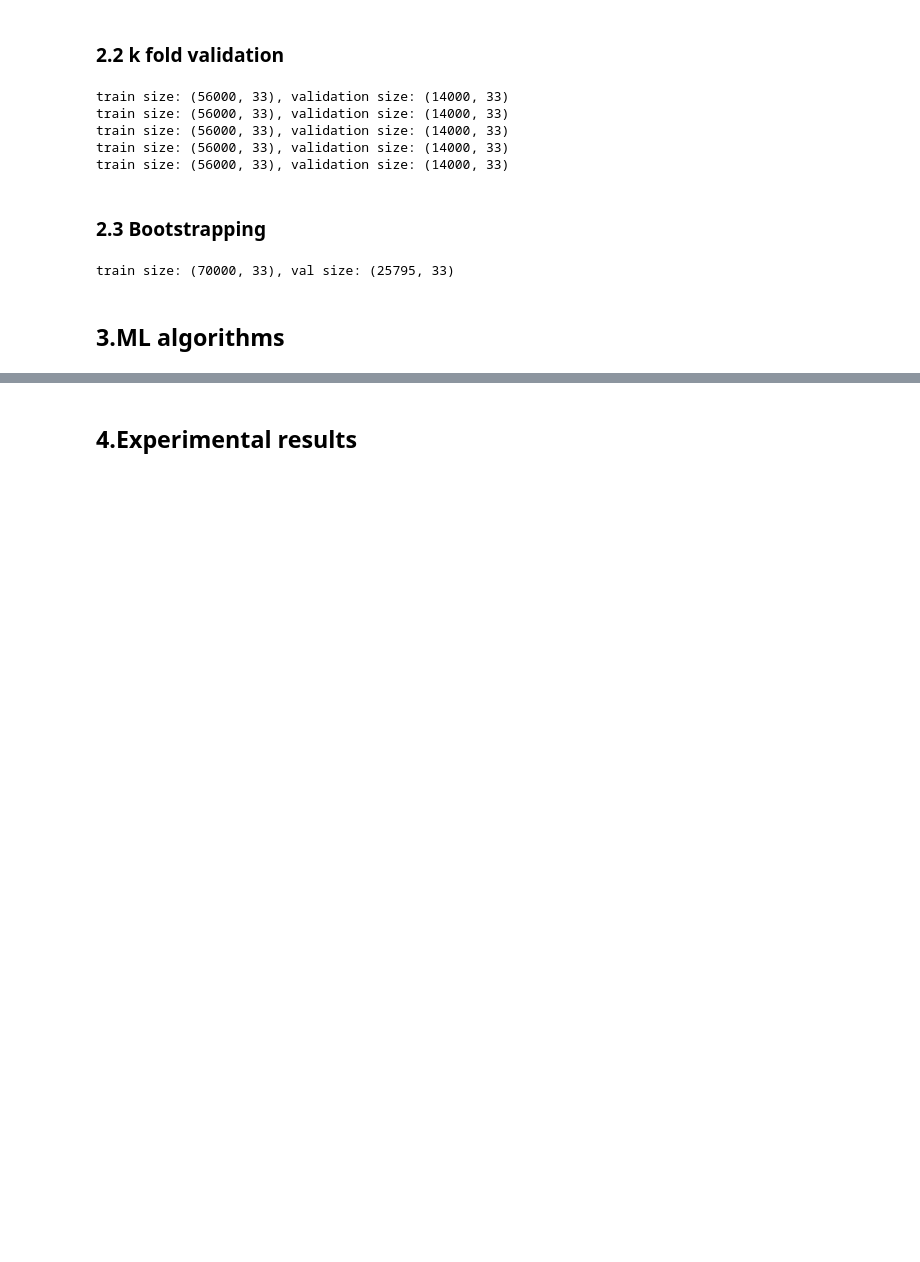
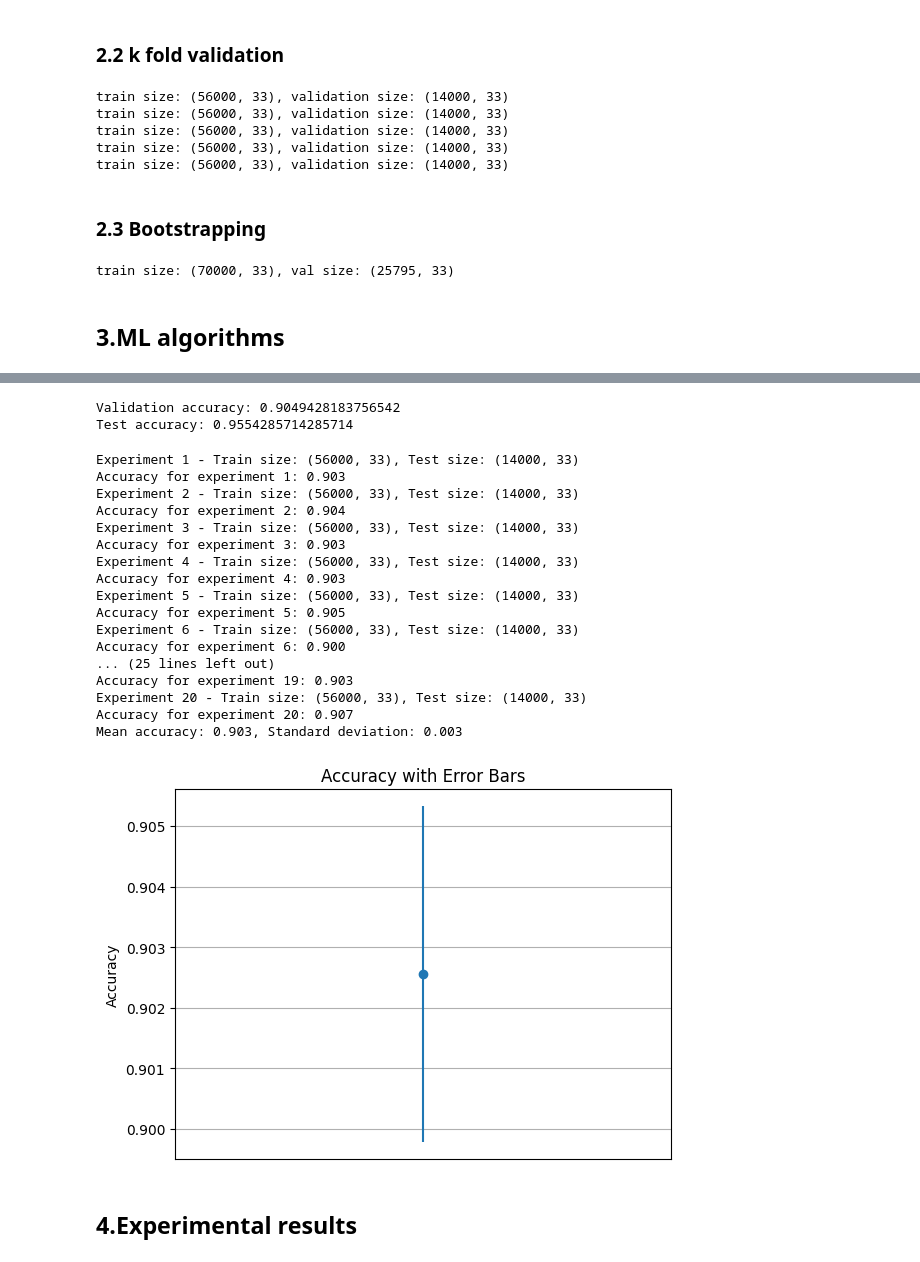
Before and after one commit to WeihaoLi-Tom/SML_AS3, a Jupyter notebook: projectmain.ipynb, the cells around one changed output, grey strips where cells are left out. Cells and saved outputs as stored; diff of their text form; code cells hidden in the pictures; blank space fills up the shorter version.

Commit message:
finish 20 times random forest and learning curve

```diff
--- a/projectmain.ipynb
+++ b/projectmain.ipynb
@@ -167,2 +169,82 @@ train size: (70000, 33), val size: (25795, 33)
+# %%
+from sklearn.ensemble import RandomForestClassifier
+from sklearn.metrics import accuracy_score
+
+
+
+
+model = RandomForestClassifier(n_estimators=100, random_state=42)
+
+
+model.fit(X_train, y_train)
+
+
+y_val_pred = model.predict(X_val)
+val_accuracy = accuracy_score(y_val, y_val_pred)
+print(f"Validation accuracy: {val_accuracy}")
+
+
+y_test_pred = model.predict(X_test)
+test_accuracy = accuracy_score(y_test, y_test_pred)
+print(f"Test accuracy: {test_accuracy}")
+# %% [output]
+Validation accuracy: 0.9049428183756542
+Test accuracy: 0.9554285714285714
+# %%
+import numpy as np
+import matplotlib.pyplot as plt
+
+n_repeats = 20
+accuracies = []
+
+# 进行多次重复实验
+for i in range(n_repeats):
+
+    X_train, X_test, y_train, y_test = train_test_split(X, y, test_size=0.2, random_state=i)
+
+    print(f"Experiment {i+1} - Train size: {X_train.shape}, Test size: {X_test.shape}")
+
+
+    model = RandomForestClassifier(n_estimators=100, random_state=42)
+    model.fit(X_train, y_train)
+
+
+    accuracy = model.score(X_test, y_test)
+    accuracies.append(accuracy)
+    print(f"Accuracy for experiment {i+1}: {accuracy:.3f}")
+
+
+mean_accuracy = np.mean(accuracies)
+std_accuracy = np.std(accuracies)
+
+
+print(f"Mean accuracy: {mean_accuracy:.3f}, Standard deviation: {std_accuracy:.3f}")
+
+
+plt.errorbar(x=[0], y=[mean_accuracy], yerr=[std_accuracy], fmt='o', label='Accuracy with error bar')
+plt.title("Accuracy with Error Bars")
+plt.ylabel("Accuracy")
+plt.xticks([])
+plt.grid()
+plt.show()
+# %% [output]
+Experiment 1 - Train size: (56000, 33), Test size: (14000, 33)
+Accuracy for experiment 1: 0.903
+Experiment 2 - Train size: (56000, 33), Test size: (14000, 33)
+Accuracy for experiment 2: 0.904
+Experiment 3 - Train size: (56000, 33), Test size: (14000, 33)
+Accuracy for experiment 3: 0.903
+Experiment 4 - Train size: (56000, 33), Test size: (14000, 33)
+Accuracy for experiment 4: 0.903
+Experiment 5 - Train size: (56000, 33), Test size: (14000, 33)
+Accuracy for experiment 5: 0.905
+Experiment 6 - Train size: (56000, 33), Test size: (14000, 33)
+Accuracy for experiment 6: 0.900
+... (25 lines left out)
+Accuracy for experiment 19: 0.903
+Experiment 20 - Train size: (56000, 33), Test size: (14000, 33)
+Accuracy for experiment 20: 0.907
+Mean accuracy: 0.903, Standard deviation: 0.003
+[figure, added]
 # %% [markdown]
 ## 4.Experimental results
```
Also changed, not shown: parts of 1 cell of this notebook.
